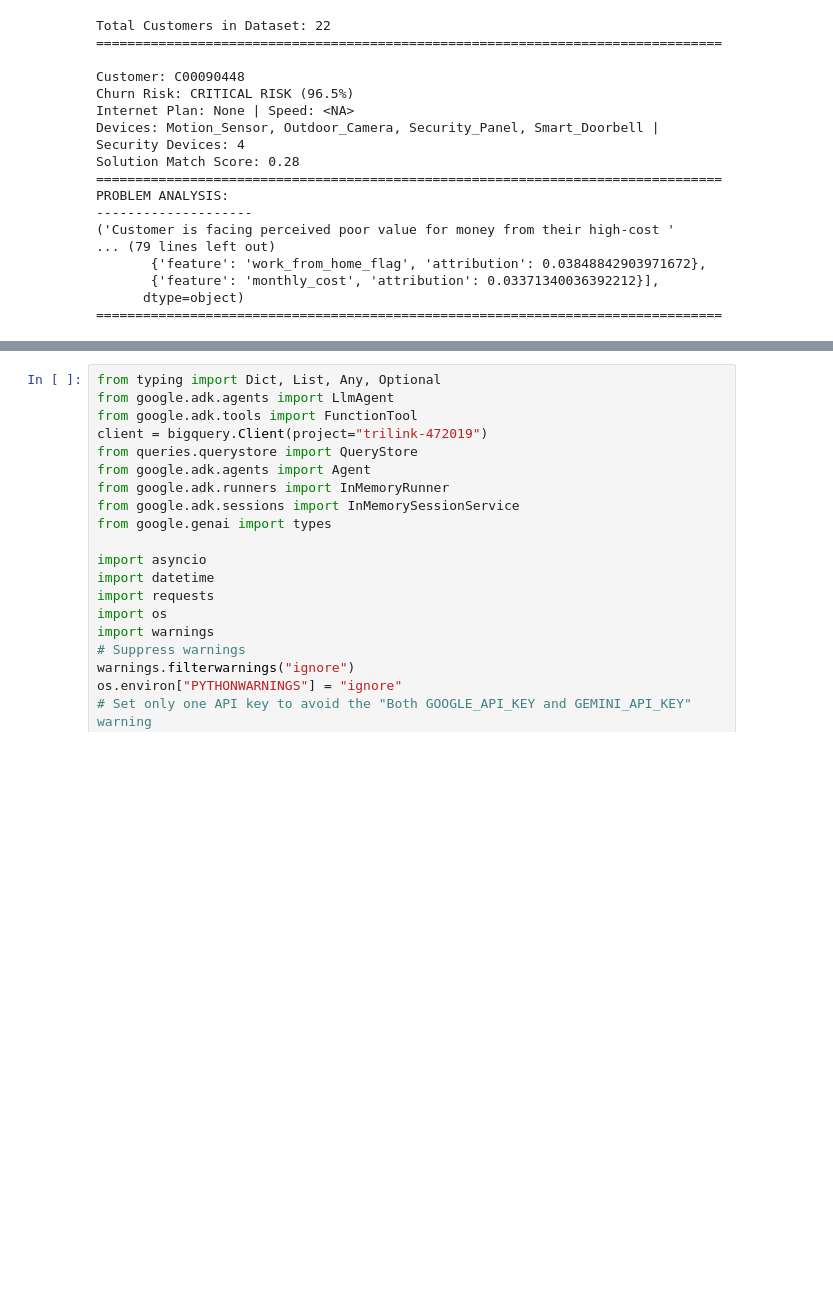
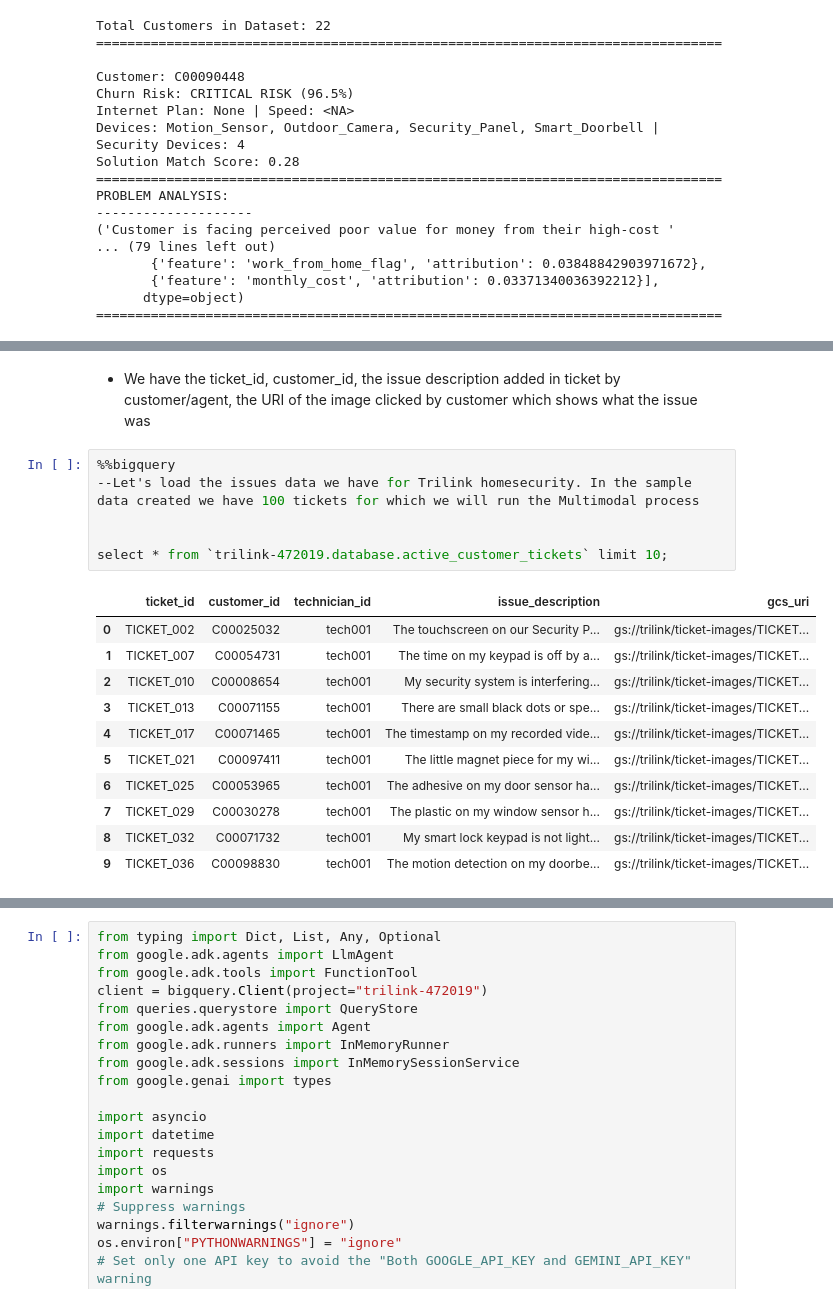
Before and after one commit to hazardscarn/TriLink, a Jupyter notebook: notebooks/bigquery_actions.ipynb, the cells around one changed output, grey strips where cells are left out. Cells and saved outputs as stored; diff of their text form; blank space fills up the shorter version.

```diff
--- a/notebooks/bigquery_actions.ipynb
+++ b/notebooks/bigquery_actions.ipynb
@@ -1417,0 +1452,20 @@ PROBLEM ANALYSIS:
+# %% [markdown]
+- We have the ticket_id, customer_id, the issue description added in ticket by customer/agent, the URI of the image clicked by customer which shows what the issue was
+# %%
+%%bigquery
+--Let's load the issues data we have for Trilink homesecurity. In the sample data created we have 100 tickets for which we will run the Multimodal process
+
+
+select * from `trilink-472019.database.active_customer_tickets` limit 10;
+# %% [output]
+|  | ticket_id | customer_id | technician_id | issue_description | gcs_uri |
+| 0 | TICKET_002 | C00025032 | tech001 | The touchscreen on our Security P... | gs://trilink/ticket-images/TICKET... |
+| 1 | TICKET_007 | C00054731 | tech001 | The time on my keypad is off by a... | gs://trilink/ticket-images/TICKET... |
+| 2 | TICKET_010 | C00008654 | tech001 | My security system is interfering... | gs://trilink/ticket-images/TICKET... |
+| 3 | TICKET_013 | C00071155 | tech001 | There are small black dots or spe... | gs://trilink/ticket-images/TICKET... |
+| 4 | TICKET_017 | C00071465 | tech001 | The timestamp on my recorded vide... | gs://trilink/ticket-images/TICKET... |
+| 5 | TICKET_021 | C00097411 | tech001 | The little magnet piece for my wi... | gs://trilink/ticket-images/TICKET... |
+| 6 | TICKET_025 | C00053965 | tech001 | The adhesive on my door sensor ha... | gs://trilink/ticket-images/TICKET... |
+| 7 | TICKET_029 | C00030278 | tech001 | The plastic on my window sensor h... | gs://trilink/ticket-images/TICKET... |
+| 8 | TICKET_032 | C00071732 | tech001 | My smart lock keypad is not light... | gs://trilink/ticket-images/TICKET... |
+| 9 | TICKET_036 | C00098830 | tech001 | The motion detection on my doorbe... | gs://trilink/ticket-images/TICKET... |
```
Also changed, not shown: parts of 29 cells of this notebook, 8 other files.
